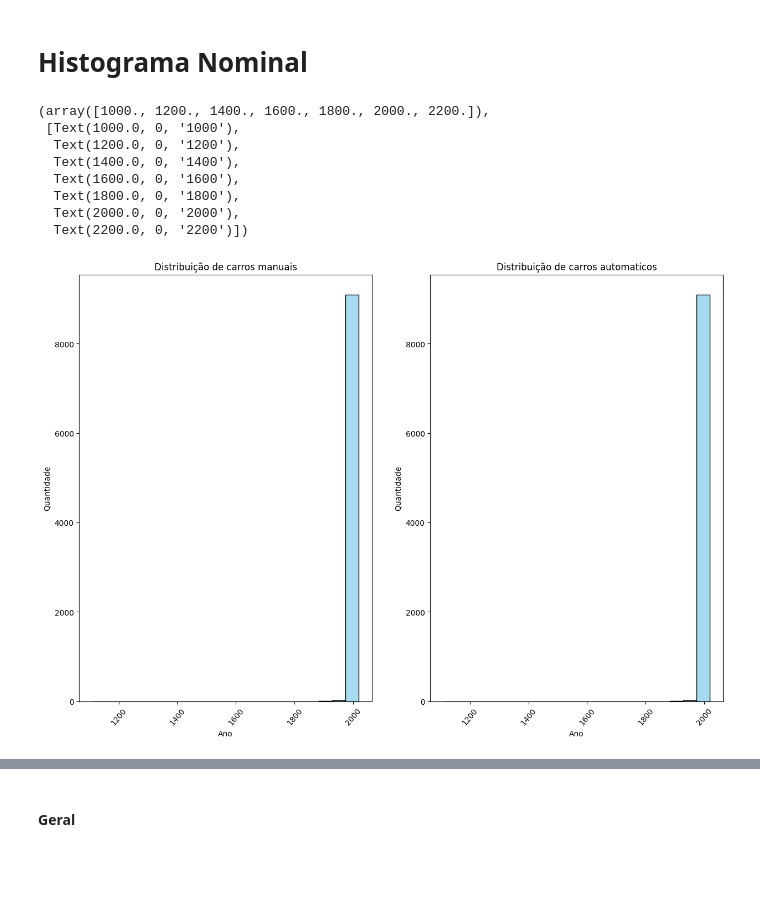
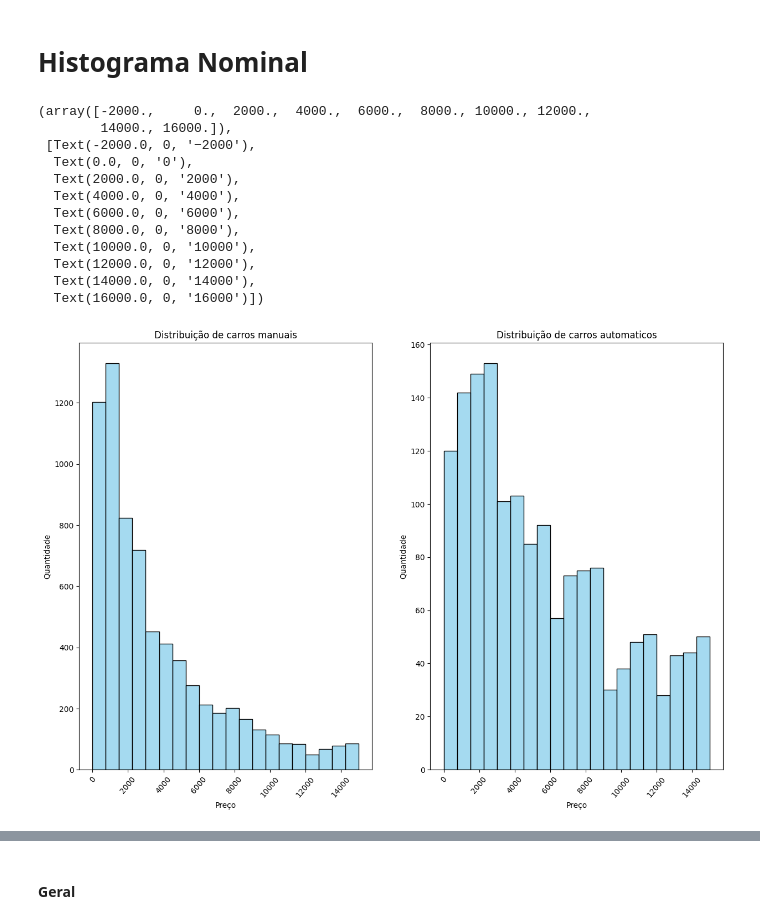
Before and after one commit to NicolasNakashima/PraticaEstatistica, a Jupyter notebook: pratica1/trabalho.ipynb, the cells around one changed output, grey strips where cells are left out. Drawn from its saved outputs; the diff is of its cells as text; code cells hidden in the pictures; blank space fills up the shorter version.

```diff
--- a/pratica1/trabalho.ipynb
+++ b/pratica1/trabalho.ipynb
@@ -8,11 +8,10 @@ import seaborn as sns
 import plotly.express as px
 # %%
 df_cars = pd.read_csv('dataset/autos.csv', nrows=10000)
-cars_automatico = df_cars[df_cars['gearbox'] == 'automatik']
-cars_manual = df_cars[df_cars['gearbox'] == 'manuell']
-
 limite_superior = 15000
 df_cars_filtered = df_cars[df_cars['price'] <= limite_superior]
+cars_automatico = df_cars_filtered[df_cars_filtered['gearbox'] == 'automatik']
+cars_manual = df_cars_filtered[df_cars_filtered['gearbox'] == 'manuell']
 
 display(df_cars_filtered)
 # %% [output]
@@ -36,24 +33,28 @@ px.histogram(data_frame= df_cars_filtered, x="yearOfRegistration", y="price")
 # %%
 plt.figure(figsize=(15, 10))
 plt.subplot(1, 2, 1)
-sns.histplot(df_cars_filtered['yearOfRegistration'], bins=20, color='skyblue')
+sns.histplot(cars_manual['price'], bins=20, color='skyblue')
 plt.title('Distribuição de carros manuais')
-plt.xlabel('Ano')
+plt.xlabel('Preço')
 plt.ylabel('Quantidade')
 plt.xticks(rotation=50)
 plt.subplot(1, 2, 2)
-sns.histplot(df_cars_filtered['yearOfRegistration'], bins=20, color='skyblue')
+sns.histplot(cars_automatico['price'], bins=20, color='skyblue')
 plt.title('Distribuição de carros automaticos')
-plt.xlabel('Ano')
+plt.xlabel('Preço')
 plt.ylabel('Quantidade')
 plt.xticks(rotation=50)
 # %% [output]
-(array([1000., 1200., 1400., 1600., 1800., 2000., 2200.]),
- [Text(1000.0, 0, '1000'),
-  Text(1200.0, 0, '1200'),
-  Text(1400.0, 0, '1400'),
-  Text(1600.0, 0, '1600'),
-  Text(1800.0, 0, '1800'),
+(array([-2000.,     0.,  2000.,  4000.,  6000.,  8000., 10000., 12000.,
+        14000., 16000.]),
+ [Text(-2000.0, 0, '−2000'),
+  Text(0.0, 0, '0'),
   Text(2000.0, 0, '2000'),
-  Text(2200.0, 0, '2200')])
+  Text(4000.0, 0, '4000'),
+  Text(6000.0, 0, '6000'),
+  Text(8000.0, 0, '8000'),
+  Text(10000.0, 0, '10000'),
+  Text(12000.0, 0, '12000'),
+  Text(14000.0, 0, '14000'),
+  Text(16000.0, 0, '16000')])
-[figure, old version]
+[figure, new version]
```
Also changed, not shown: parts of 4 cells of this notebook.
